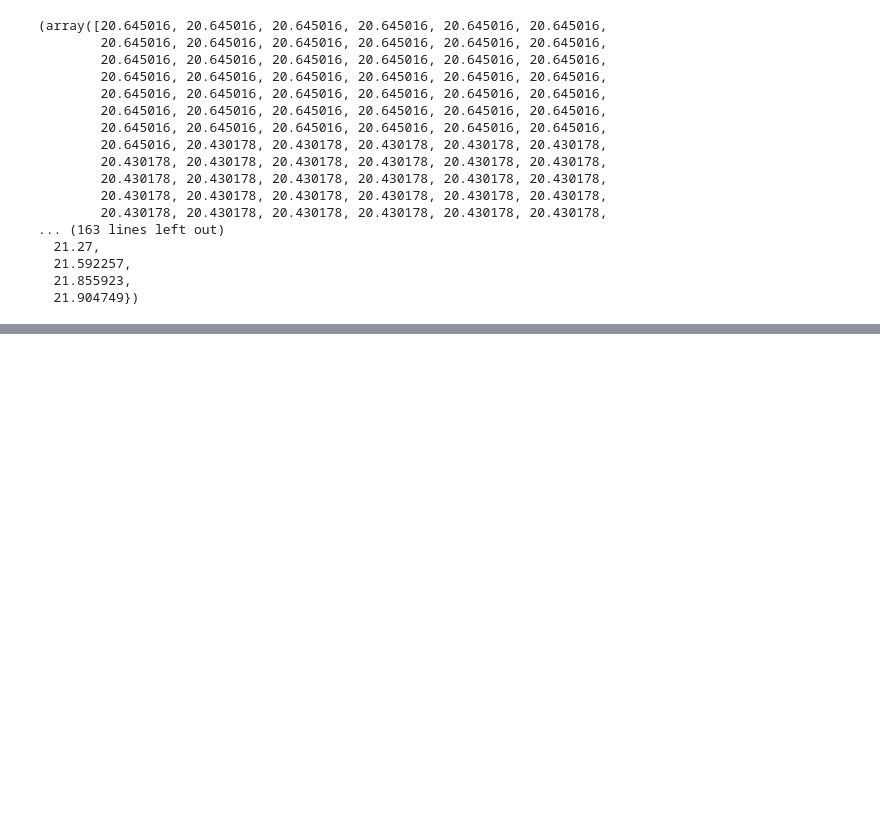
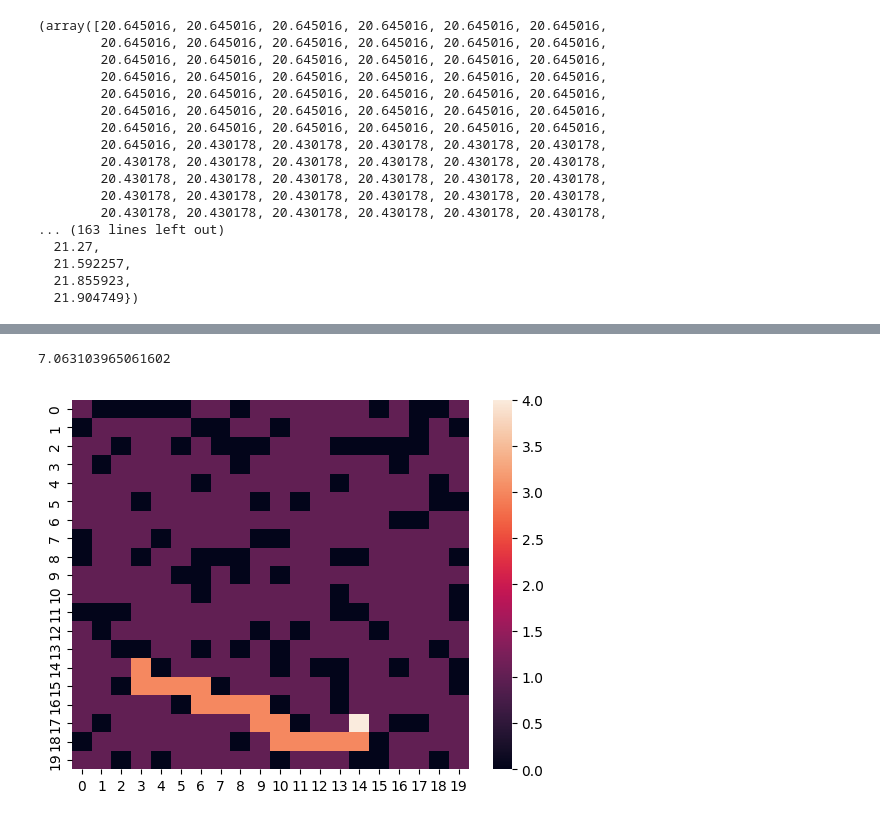
Before and after one commit to hackathon24rosatom/nothern_sea_router, a Jupyter notebook: test.ipynb, the cells around one changed output, grey strips where cells are left out. Cells and saved outputs as stored; diff of their text form; code cells hidden in the pictures; blank space fills up the shorter version.

```diff
--- a/test.ipynb
+++ b/test.ipynb
@@ -146,0 +228,4 @@ ice_metrics_on_route(
+# %%
+for i in range(100):
+    hist = algo.step()
+    print(f'iter {i}\t {hist["sampler_results"]["episode_reward_mean"]}')
@@ -146,0 +300,11 @@ ice_metrics_on_route(
+# %%
+res = alg_eval(ww, algo)
+water_map = ww.water_map.copy()
+for cord in res['cords']:
+    water_map[cord] += 2
+water_map[ww.way_point] += 3
+heatmap(water_map)
+print(res['total_profit'])
+# %% [output]
+7.063103965061602
+[figure, added]
```
Also changed, not shown: parts of 12 cells of this notebook, 3 other files.
